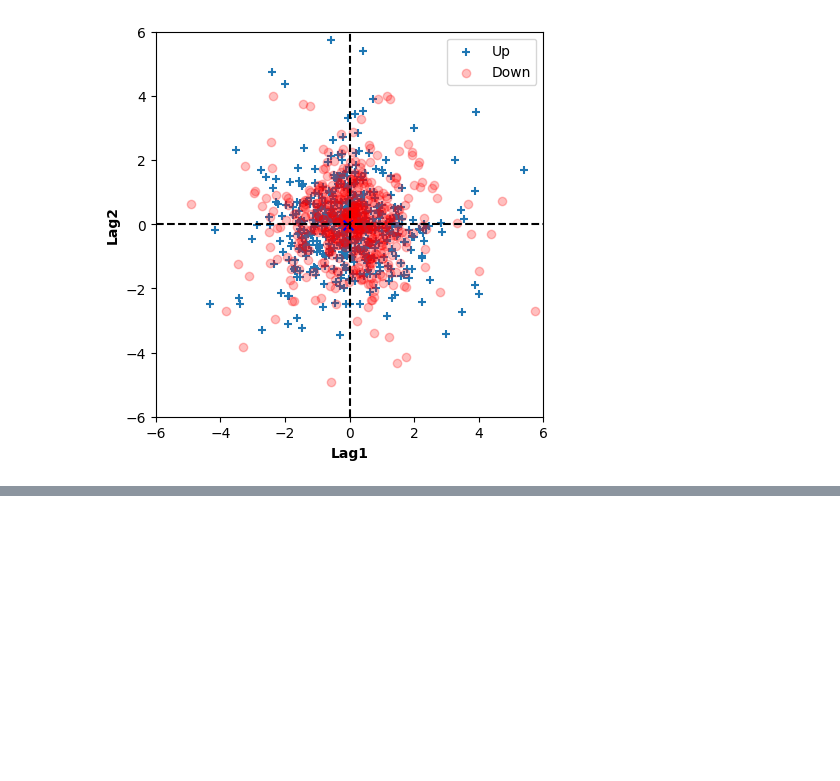
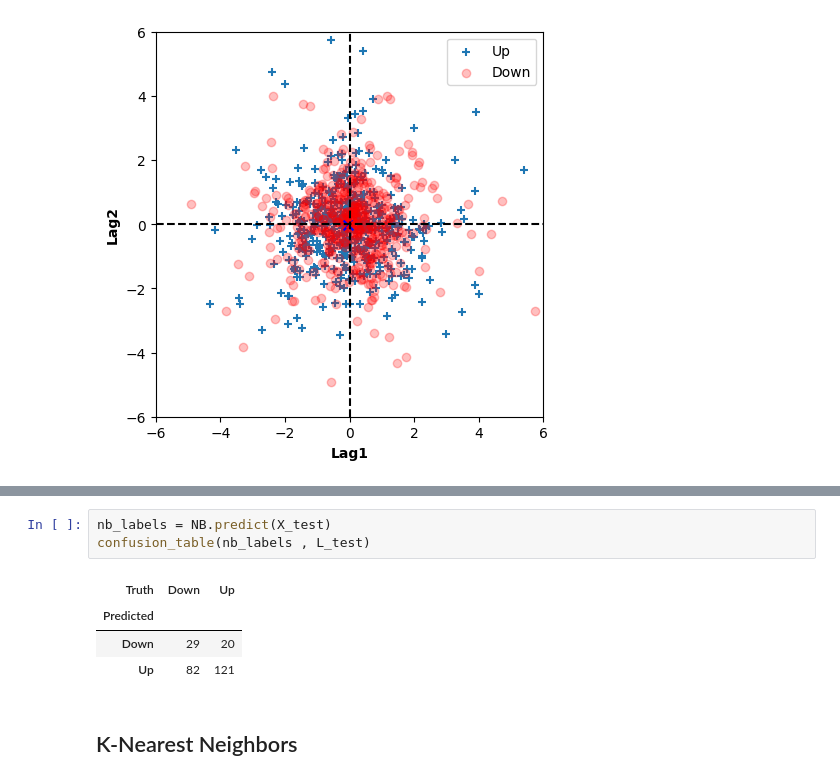
Before and after one commit to SandroAlex/statistical-learning, a Jupyter notebook: islp/chapter4_classification.ipynb, the cells around one changed output, grey strips where cells are left out. Cells and saved outputs as stored; diff of their text form; blank space fills up the shorter version.

```diff
--- a/islp/chapter4_classification.ipynb
+++ b/islp/chapter4_classification.ipynb
@@ -256,0 +317,10 @@ _ = plt.legend()
+# %%
+nb_labels = NB.predict(X_test)
+confusion_table(nb_labels , L_test)
+# %% [output]
+| Truth | Down | Up |
+| Predicted |  |  |
+| Down | 29 | 20 |
+| Up | 82 | 121 |
+# %% [markdown]
+## K-Nearest Neighbors
```
Also changed, not shown: parts of 19 cells of this notebook.
